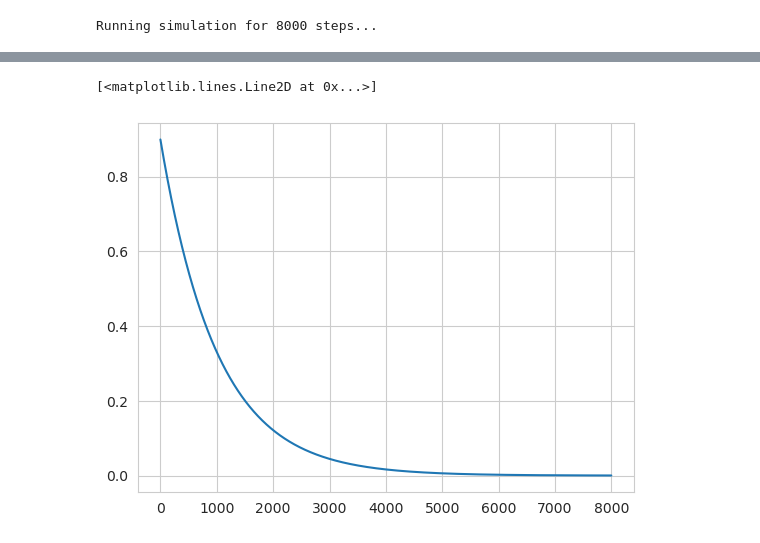
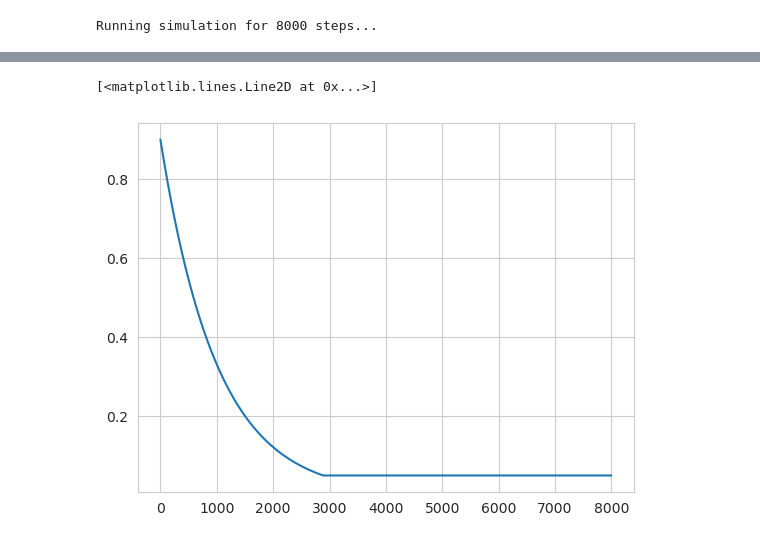
Before and after one commit to BlueSausage/FederatedComputeCluster, a Jupyter notebook: src/rl_environment_statik.ipynb, the cells around one changed output, grey strips where cells are left out. Saved outputs shown, nothing was run; the diff lists cells and outputs as text; code cells hidden in the pictures.

```diff
--- a/src/rl_environment_statik.ipynb
+++ b/src/rl_environment_statik.ipynb
@@ -173,15 +74,19 @@ Agent RZ6 with cost 6 and sigma 0
 ... (18 outputs left out)
 # %%
 epsilon = 0.9
+min_epsilon = 0.05
 eps = {}
 
 for step in range(steps):
-    epsilon *= 0.999
+    if epsilon <= min_epsilon:
+        epsilon = min_epsilon
+    else:
+        epsilon *= 0.999
     eps[step] = epsilon
 
 value = [value for value in eps.values()]
 
 plt.plot(eps.keys(), value)
 # %% [output]
 [<matplotlib.lines.Line2D at 0x...>]
-[figure, old version]
+[figure, new version]
```
Also changed, not shown: parts of 5 cells of this notebook, 7 other files.
